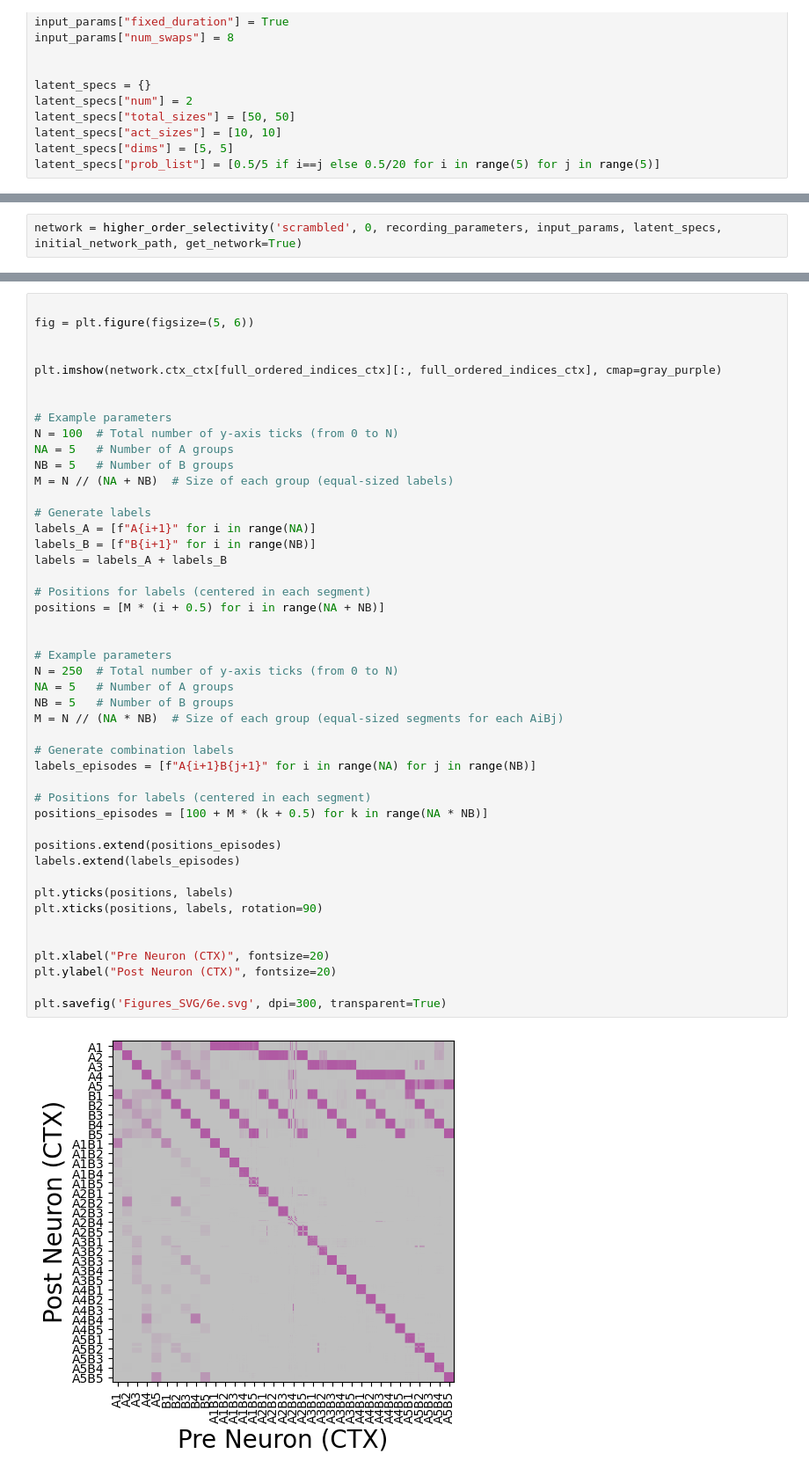
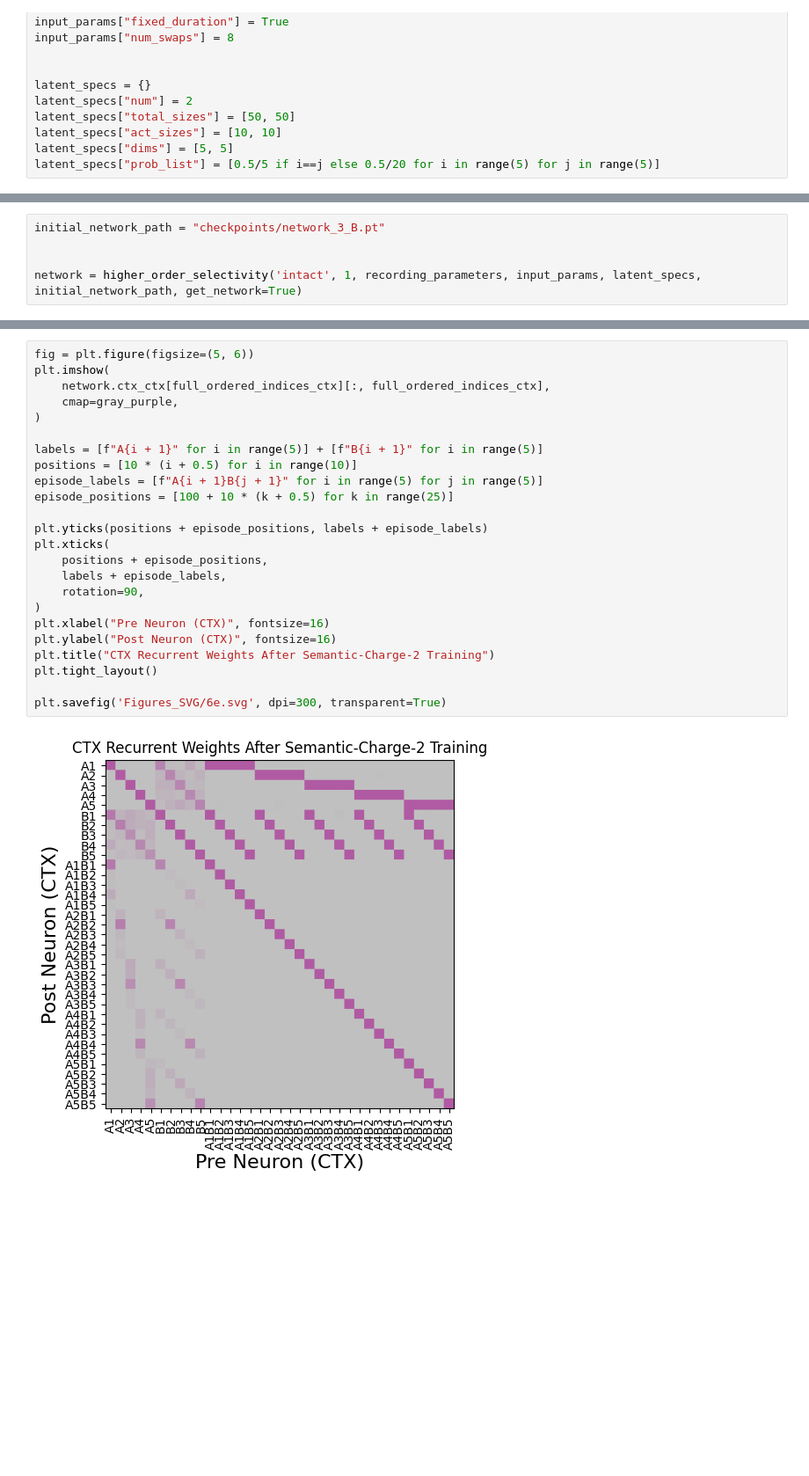
Before and after one commit to albesagonzalez/sensory-semantic-episodes, a Jupyter notebook: Figure_4.ipynb, the cells around one changed output, grey strips where cells are left out. Shown at 88% size. Drawn from its saved outputs; the diff is of its cells as text; blank space fills up the shorter version.

```diff
--- a/Figure_4.ipynb
+++ b/Figure_4.ipynb
@@ -181,5 +96,8 @@ Passing `palette` without assigning `hue` is deprecated and will be removed in v
 # %%
-network = higher_order_selectivity('scrambled', 0, recording_parameters, input_params, latent_specs, initial_network_path, get_network=True)
+initial_network_path = "checkpoints/network_3_B.pt"
+
+
+network = higher_order_selectivity('intact', 1, recording_parameters, input_params, latent_specs, initial_network_path, get_network=True)
 # %% [output]
 0
 50
@@ -516,48 +355,26 @@ plt.savefig('Figures_SVG/6d.svg', dpi=300, transparent=True)
 # %%
+fig = plt.figure(figsize=(5, 6))
+plt.imshow(
+    network.ctx_ctx[full_ordered_indices_ctx][:, full_ordered_indices_ctx],
+    cmap=gray_purple,
+)
 
-fig = plt.figure(figsize=(5, 6))
+labels = [f"A{i + 1}" for i in range(5)] + [f"B{i + 1}" for i in range(5)]
+positions = [10 * (i + 0.5) for i in range(10)]
+episode_labels = [f"A{i + 1}B{j + 1}" for i in range(5) for j in range(5)]
+episode_positions = [100 + 10 * (k + 0.5) for k in range(25)]
 
-
-plt.imshow(network.ctx_ctx[full_ordered_indices_ctx][:, full_ordered_indices_ctx], cmap=gray_purple)
-
-
-# Example parameters
-N = 100  # Total number of y-axis ticks (from 0 to N)
-NA = 5   # Number of A groups
-NB = 5   # Number of B groups
-M = N // (NA + NB)  # Size of each group (equal-sized labels)
-
-# Generate labels
-labels_A = [f"A{i+1}" for i in range(NA)]
-labels_B = [f"B{i+1}" for i in range(NB)]
-labels = labels_A + labels_B
-
-# Positions for labels (centered in each segment)
-positions = [M * (i + 0.5) for i in range(NA + NB)]
-
-
-# Example parameters
-N = 250  # Total number of y-axis ticks (from 0 to N)
-NA = 5   # Number of A groups
-NB = 5   # Number of B groups
-M = N // (NA * NB)  # Size of each group (equal-sized segments for each AiBj)
-
-# Generate combination labels
-labels_episodes = [f"A{i+1}B{j+1}" for i in range(NA) for j in range(NB)]
-
-# Positions for labels (centered in each segment)
-positions_episodes = [100 + M * (k + 0.5) for k in range(NA * NB)]
-
-positions.extend(positions_episodes)
-labels.extend(labels_episodes)
-
-plt.yticks(positions, labels)
-plt.xticks(positions, labels, rotation=90)
-
-
-plt.xlabel("Pre Neuron (CTX)", fontsize=20)
-plt.ylabel("Post Neuron (CTX)", fontsize=20)
+plt.yticks(positions + episode_positions, labels + episode_labels)
+plt.xticks(
+    positions + episode_positions,
+    labels + episode_labels,
+    rotation=90,
+)
+plt.xlabel("Pre Neuron (CTX)", fontsize=16)
+plt.ylabel("Post Neuron (CTX)", fontsize=16)
+plt.title("CTX Recurrent Weights After Semantic-Charge-2 Training")
+plt.tight_layout()
 
 plt.savefig('Figures_SVG/6e.svg', dpi=300, transparent=True)
 # %% [output]
-[figure, old version]
+[figure, new version]
```
Also changed, not shown: parts of 27 cells of this notebook, 3 other files.
